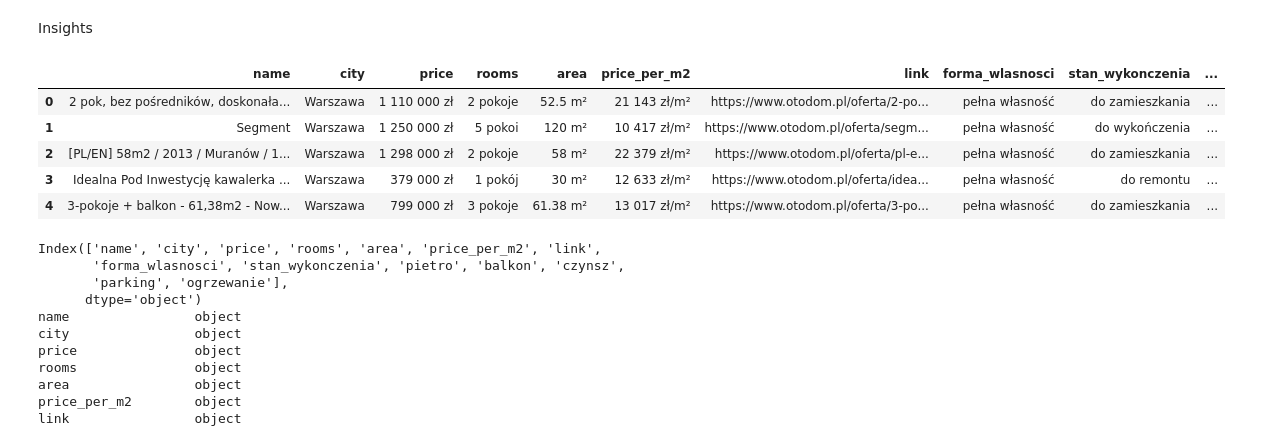
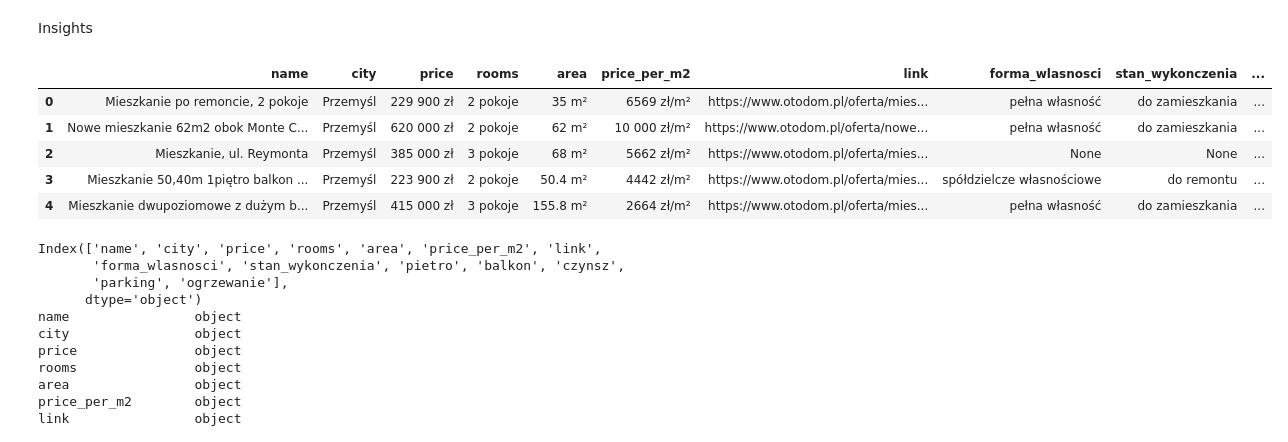
Before and after one commit to Mik3KL0/Webscraping-python-project, a Jupyter notebook: scraper.ipynb, the cells around one changed output. Cells and saved outputs as stored; diff of their text form; code cells hidden in the pictures.

Commit message:
Updated main_function
upgrade

Co-Authored-By: Daniel Lilla <97761796+MyGoDisR@users.noreply.github.com>

```diff
--- a/scraper.ipynb
+++ b/scraper.ipynb
@@ -264,18 +187,18 @@ def main_fun(city, page_num):
     df_otodom.reset_index(drop=True, inplace=True)
     return df_otodom
 # %%
-otodom_main = main_fun('Warszawa', 5)
+otodom_main = main_fun('Przemyśl', 5)
 # %% [markdown]
 Insights
 # %%
-otodom_main.head(5)
+otodom_main.head()
 # %% [output]
 |  | name | city | price | rooms | area | price_per_m2 | link | forma_wlasnosci | stan_wykonczenia | ... |
-| 0 | 2 pok, bez pośredników, doskonała... | Warszawa | 1 110 000 zł | 2 pokoje | 52.5 m² | 21 143 zł/m² | https://www.otodom.pl/oferta/2-po... | pełna własność | do zamieszkania | ... |
-| 1 | Segment | Warszawa | 1 250 000 zł | 5 pokoi | 120 m² | 10 417 zł/m² | https://www.otodom.pl/oferta/segm... | pełna własność | do wykończenia | ... |
-| 2 | [PL/EN] 58m2 / 2013 / Muranów / 1... | Warszawa | 1 298 000 zł | 2 pokoje | 58 m² | 22 379 zł/m² | https://www.otodom.pl/oferta/pl-e... | pełna własność | do zamieszkania | ... |
-| 3 | Idealna Pod Inwestycję kawalerka ... | Warszawa | 379 000 zł | 1 pokój | 30 m² | 12 633 zł/m² | https://www.otodom.pl/oferta/idea... | pełna własność | do remontu | ... |
-| 4 | 3-pokoje + balkon - 61,38m2 - Now... | Warszawa | 799 000 zł | 3 pokoje | 61.38 m² | 13 017 zł/m² | https://www.otodom.pl/oferta/3-po... | pełna własność | do zamieszkania | ... |
+| 0 | Mieszkanie po remoncie, 2 pokoje | Przemyśl | 229 900 zł | 2 pokoje | 35 m² | 6569 zł/m² | https://www.otodom.pl/oferta/mies... | pełna własność | do zamieszkania | ... |
+| 1 | Nowe mieszkanie 62m2 obok Monte C... | Przemyśl | 620 000 zł | 2 pokoje | 62 m² | 10 000 zł/m² | https://www.otodom.pl/oferta/nowe... | pełna własność | do zamieszkania | ... |
+| 2 | Mieszkanie, ul. Reymonta | Przemyśl | 385 000 zł | 3 pokoje | 68 m² | 5662 zł/m² | https://www.otodom.pl/oferta/mies... | None | None | ... |
+| 3 | Mieszkanie 50,40m 1piętro balkon ... | Przemyśl | 223 900 zł | 2 pokoje | 50.4 m² | 4442 zł/m² | https://www.otodom.pl/oferta/mies... | spółdzielcze własnościowe | do remontu | ... |
+| 4 | Mieszkanie dwupoziomowe z dużym b... | Przemyśl | 415 000 zł | 3 pokoje | 155.8 m² | 2664 zł/m² | https://www.otodom.pl/oferta/mies... | pełna własność | do zamieszkania | ... |
 # %%
 print(otodom_main.columns)
 print(otodom_main.dtypes)
```
Also changed, not shown: parts of 6 cells of this notebook.
